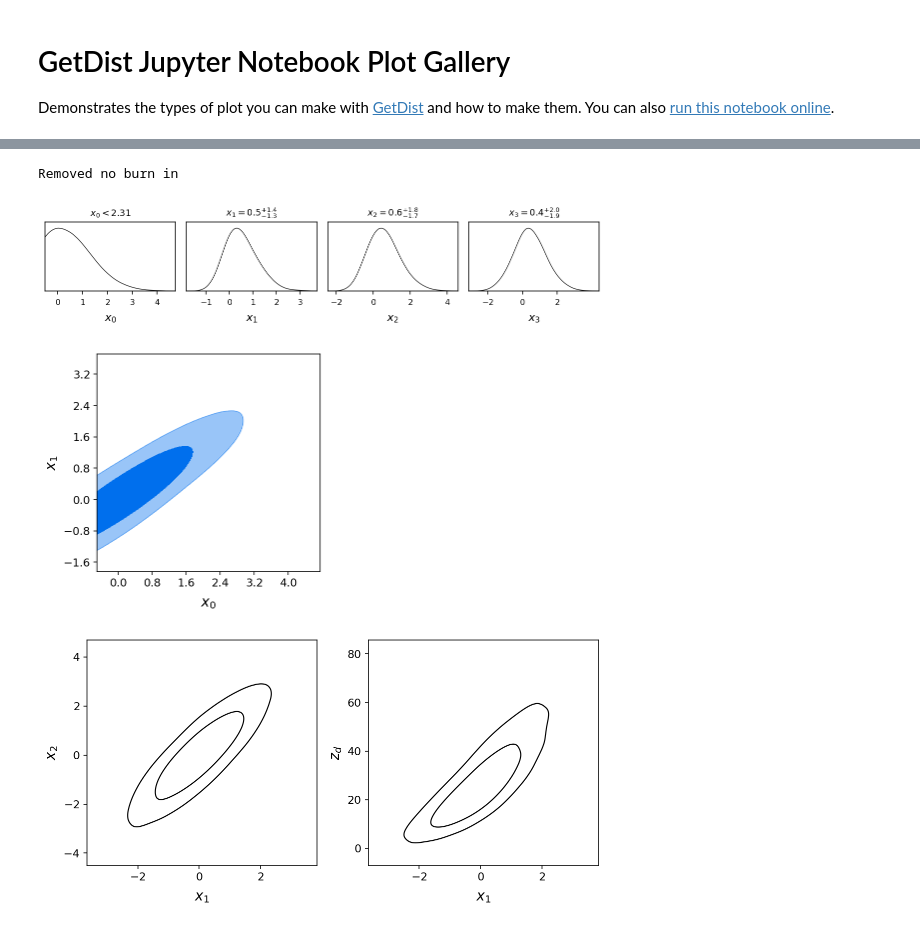
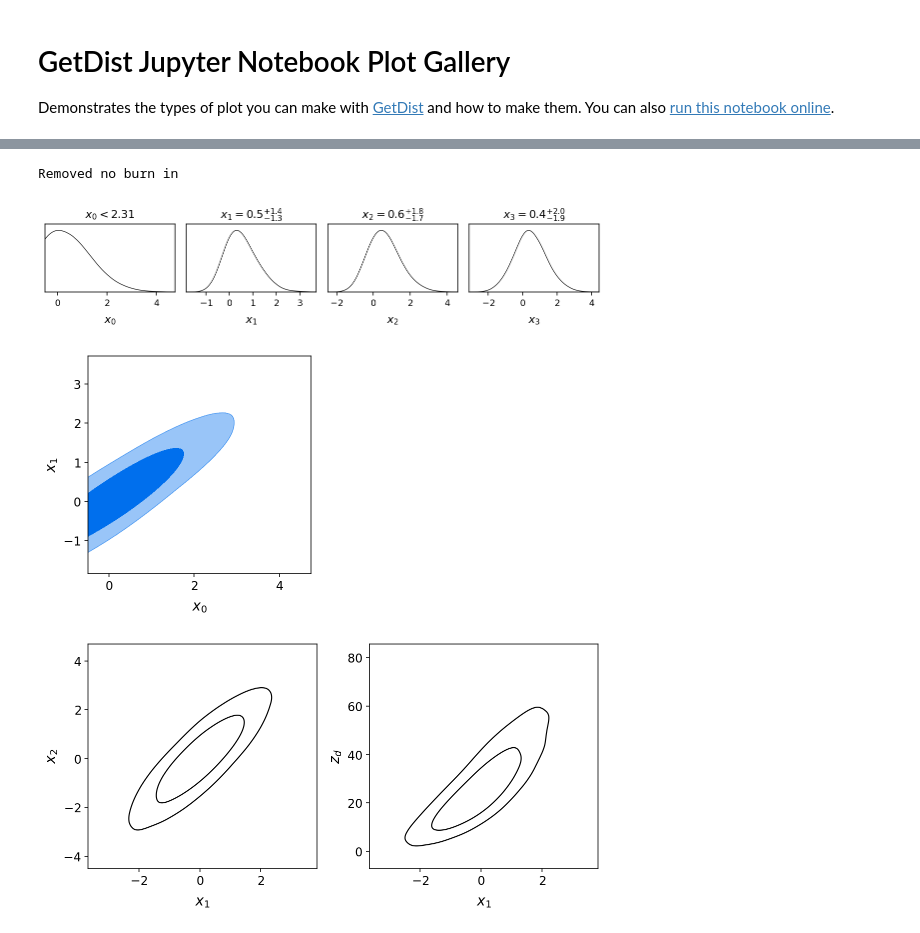
Before and after one commit to xgarrido/getdist, a Jupyter notebook: docs/plot_gallery.ipynb, the cells around one changed output, grey strips where cells are left out. Drawn from its saved outputs; the diff is of its cells as text; code cells hidden in the pictures.

```diff
--- a/docs/plot_gallery.ipynb
+++ b/docs/plot_gallery.ipynb
@@ -204,15 +207,15 @@ g.rectangle_plot(['x1','x2','x3'],'x0', roots=[samples,samples2], colors=['k','C
 # %%
-#Example of how to handle boundaries (samples are restricted to x0 >-0.5)
+# Example of how to handle boundaries (samples are restricted to x0 >-0.5)
 cut_samps = samps[samps[:,0]>-0.5,:]
 cut_samples = MCSamples(samples=cut_samps, names = names, labels = labels,
                         ranges={'x0':(-0.5, None)}, label='Cut samples')
-g = plots.getSubplotPlotter()
-g.settings.title_limit_fontsize = 12
-g.plots_1d(cut_samples,nx=4, title_limit=2) #title by 95% limit
-g = plots.getSinglePlotter(width_inch=4, ratio=1)
+g = plots.get_subplot_plotter(subplot_size=2)
+g.settings.title_limit_fontsize = 14 # reference size for 3.5 inch subplot
+g.plots_1d(cut_samples,nx=4, title_limit=2) # title by 95% limit
+g = plots.get_single_plotter(width_inch=4, ratio=1)
 g.plot_2d(cut_samples, 'x0', 'x1', filled=True);
 # %% [output]
 Removed no burn in
-[figure, old version]
+[figure, new version]
-[figure, old version]
+[figure, new version]
 # %%
```
Also changed, not shown: parts of 67 cells of this notebook, 14 other files.
